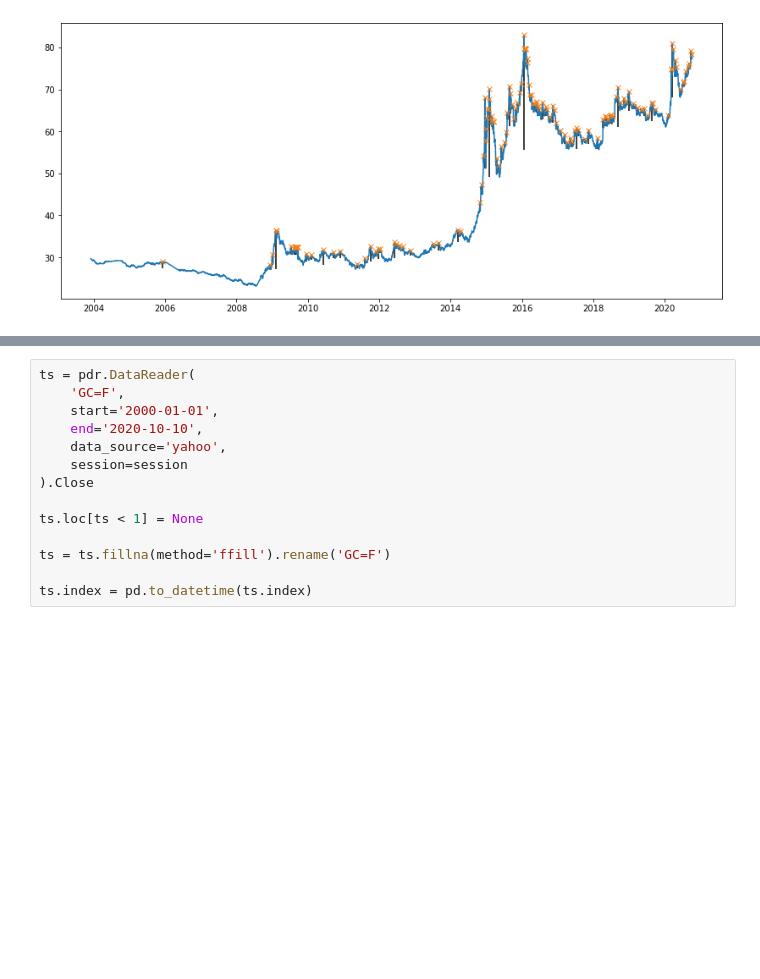
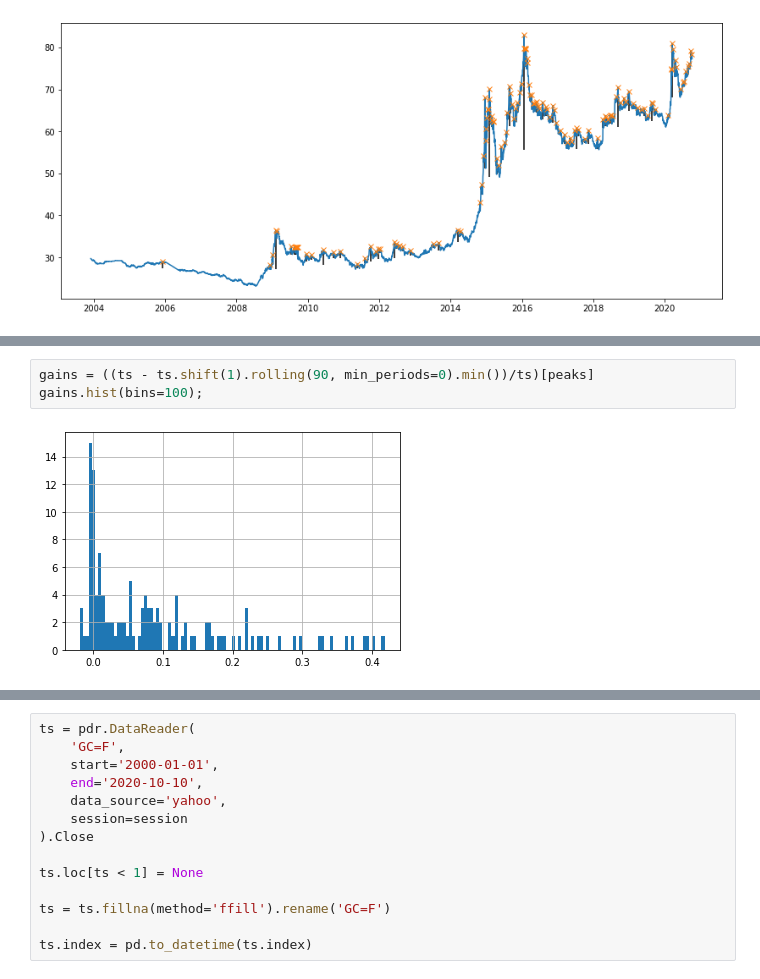
Before and after one commit to dllllb/btrade, a Jupyter notebook: trends.ipynb, the cells around one changed output, grey strips where cells are left out. Saved outputs shown, nothing was run; the diff lists cells and outputs as text; blank space fills up the shorter version.

```diff
--- a/trends.ipynb
+++ b/trends.ipynb
@@ -49,0 +59,5 @@ dtype: float64
+# %%
+gains = ((ts - ts.shift(1).rolling(90, min_periods=0).min())/ts)[peaks]
+gains.hist(bins=100);
+# %% [output]
+[figure, added]
```
Also changed, not shown: parts of 9 cells of this notebook.
